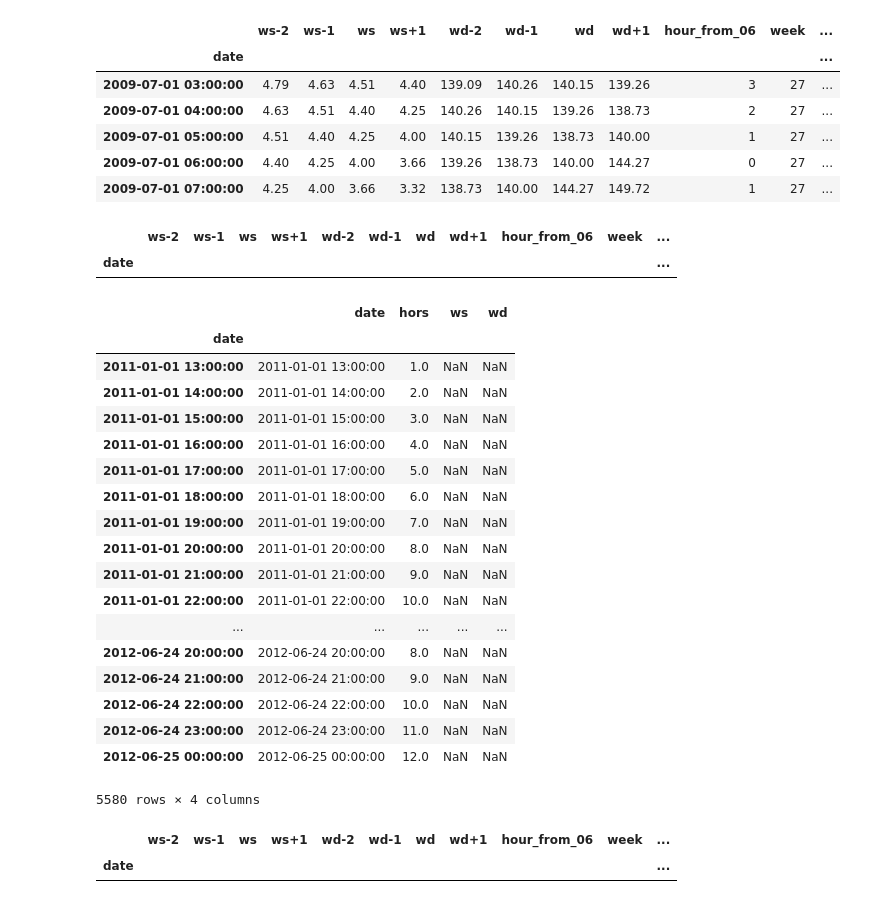
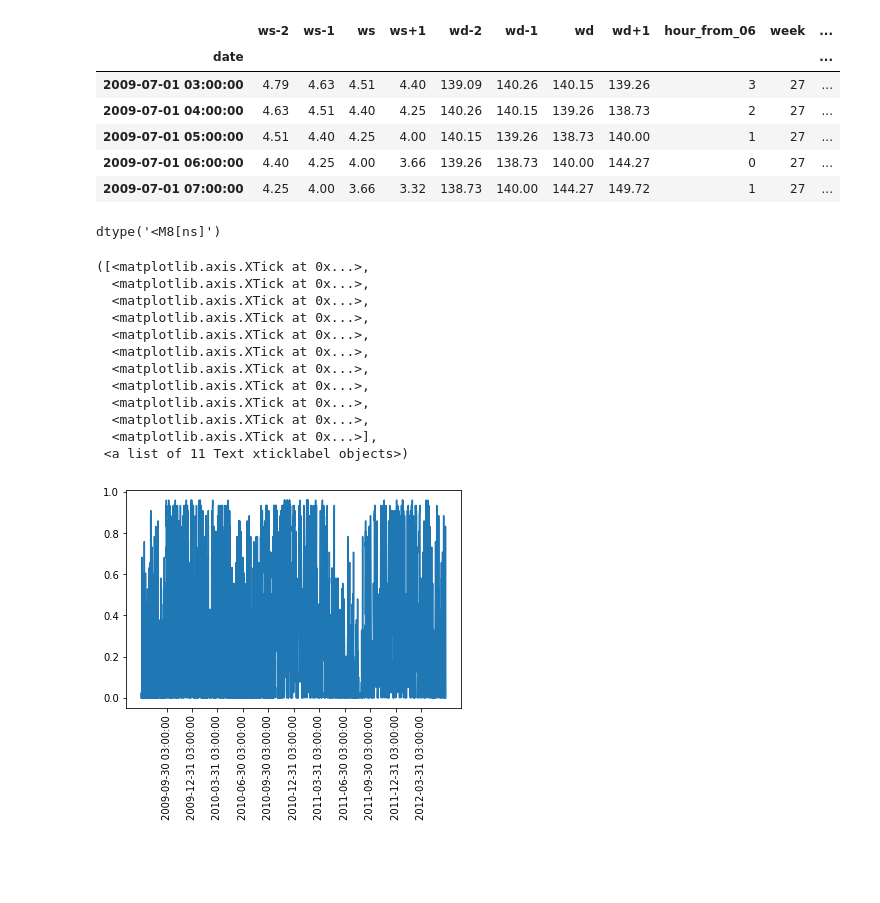
Before and after one commit to Pontius1007/TDT4859, a Jupyter notebook: data_preprocessing.ipynb, the cells around one changed output. Saved outputs shown, nothing was run; the diff lists cells and outputs as text; code cells hidden in the pictures; blank space fills up the shorter version.

```diff
--- a/data_preprocessing.ipynb
+++ b/data_preprocessing.ipynb
@@ -245,35 +240,24 @@ HBox(children=(IntProgress(value=0, description='Feature creation', max=18754, s
 | 2009-07-01 05:00:00 | 4.51 | 4.40 | 4.25 | 4.00 | 140.15 | 139.26 | 138.73 | 140.00 | 1 | 27 | ... |
 | 2009-07-01 06:00:00 | 4.40 | 4.25 | 4.00 | 3.66 | 139.26 | 138.73 | 140.00 | 144.27 | 0 | 27 | ... |
 | 2009-07-01 07:00:00 | 4.25 | 4.00 | 3.66 | 3.32 | 138.73 | 140.00 | 144.27 | 149.72 | 1 | 27 | ... |
-# %%
-august.loc[pd.isna(august['ws-2'])]
-# %% [output]
-|  | ws-2 | ws-1 | ws | ws+1 | wd-2 | wd-1 | wd | wd+1 | hour_from_06 | week | ... |
-| date |  |  |  |  |  |  |  |  |  |  | ... |
-# %%
-df.loc[pd.isna(df['ws'])]
-# %% [output]
-|  | date | hors | ws | wd |
-| date |  |  |  |  |
-| 2011-01-01 13:00:00 | 2011-01-01 13:00:00 | 1.0 | NaN | NaN |
-| 2011-01-01 14:00:00 | 2011-01-01 14:00:00 | 2.0 | NaN | NaN |
-| 2011-01-01 15:00:00 | 2011-01-01 15:00:00 | 3.0 | NaN | NaN |
-| 2011-01-01 16:00:00 | 2011-01-01 16:00:00 | 4.0 | NaN | NaN |
-| 2011-01-01 17:00:00 | 2011-01-01 17:00:00 | 5.0 | NaN | NaN |
-| 2011-01-01 18:00:00 | 2011-01-01 18:00:00 | 6.0 | NaN | NaN |
-| 2011-01-01 19:00:00 | 2011-01-01 19:00:00 | 7.0 | NaN | NaN |
-| 2011-01-01 20:00:00 | 2011-01-01 20:00:00 | 8.0 | NaN | NaN |
-| 2011-01-01 21:00:00 | 2011-01-01 21:00:00 | 9.0 | NaN | NaN |
-| 2011-01-01 22:00:00 | 2011-01-01 22:00:00 | 10.0 | NaN | NaN |
-| ... | ... | ... | ... | ... |
-| 2012-06-24 20:00:00 | 2012-06-24 20:00:00 | 8.0 | NaN | NaN |
-| 2012-06-24 21:00:00 | 2012-06-24 21:00:00 | 9.0 | NaN | NaN |
-| 2012-06-24 22:00:00 | 2012-06-24 22:00:00 | 10.0 | NaN | NaN |
-| 2012-06-24 23:00:00 | 2012-06-24 23:00:00 | 11.0 | NaN | NaN |
-| 2012-06-25 00:00:00 | 2012-06-25 00:00:00 | 12.0 | NaN | NaN |
-5580 rows × 4 columns
-# %%
-august.loc[pd.isna(august['ws'])]
-# %% [output]
-|  | ws-2 | ws-1 | ws | ws+1 | wd-2 | wd-1 | wd | wd+1 | hour_from_06 | week | ... |
-| date |  |  |  |  |  |  |  |  |  |  | ... |
+# %%
+august.index.dtype
+# %% [output]
+dtype('<M8[ns]')
+# %%
+plt.plot(august['production'])
+plt.xticks(ticks, labels=ticks, rotation=90)
+# %% [output]
+([<matplotlib.axis.XTick at 0x...>,
+  <matplotlib.axis.XTick at 0x...>,
+  <matplotlib.axis.XTick at 0x...>,
+  <matplotlib.axis.XTick at 0x...>,
+  <matplotlib.axis.XTick at 0x...>,
+  <matplotlib.axis.XTick at 0x...>,
+  <matplotlib.axis.XTick at 0x...>,
+  <matplotlib.axis.XTick at 0x...>,
+  <matplotlib.axis.XTick at 0x...>,
+  <matplotlib.axis.XTick at 0x...>,
+  <matplotlib.axis.XTick at 0x...>],
+ <a list of 11 Text xticklabel objects>)
+[figure, added]
```
Also changed, not shown: parts of 5 cells of this notebook.
